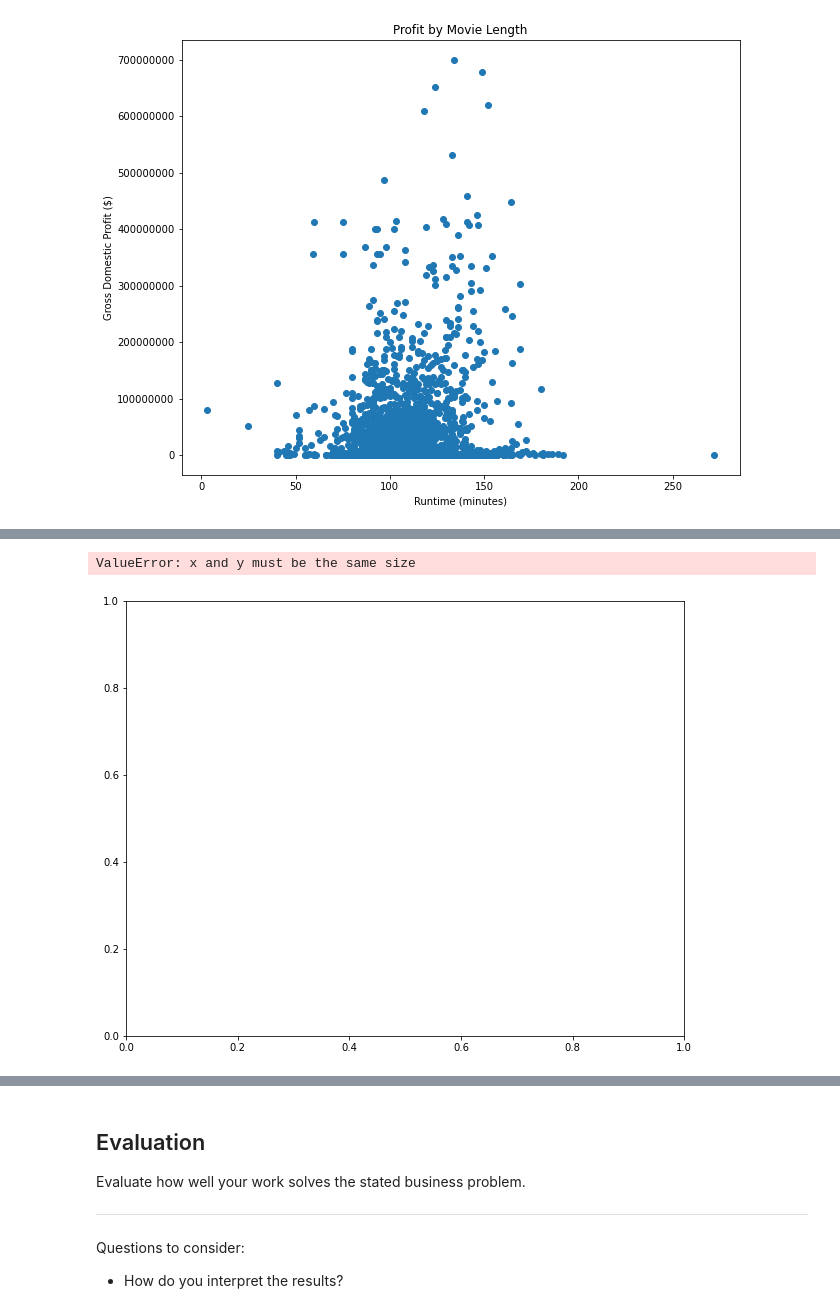
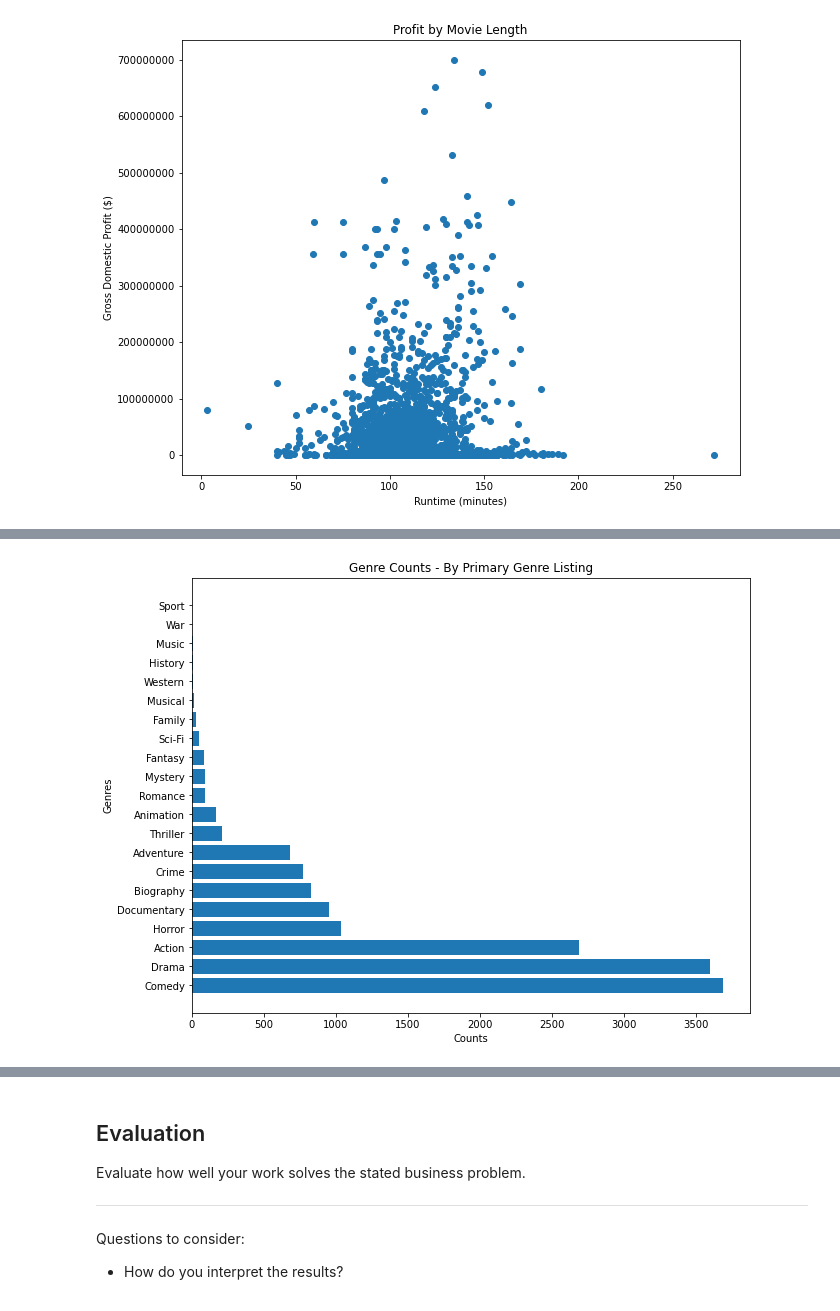
Before and after one commit to learn-co-curriculum/dsc-project-template, a Jupyter notebook: dsc-phase1project-microsoftmoviestudioanalysis-eakland.ipynb, the cells around one changed output, grey strips where cells are left out. Cells and saved outputs as stored; diff of their text form; code cells hidden in the pictures.

```diff
--- a/dsc-phase1project-microsoftmoviestudioanalysis-eakland.ipynb
+++ b/dsc-phase1project-microsoftmoviestudioanalysis-eakland.ipynb
@@ -296,6 +283,9 @@ memory usage: 4.5+ MB
 # %%
+#expand each genre into it's own column and drop nulls
 rated_titles_df['genres'].unique()
 rated_titles_df[['genre_1','genre_2', 'genre_3']] = rated_titles_df['genres'].str.split(',', expand=True)
-rated_titles_df
+rated_titles_df.dropna(subset=['genres'], inplace = True)
+final_ratings_df = rated_titles_df.sort_values('numvotes', ascending=False).head(15000)
+final_ratings_df
 # %% [output]
 |  | tconst | title | start_year | runtime_minutes | genres | averagerating | numvotes | genre_1 | genre_2 | ... |
@@ -526,13 +535,11 @@ Name: genres, Length: 322, dtype: int64
 # %%
-x = profit_by_title_df['genres'].value_counts()
-y = (profit_by_title_df.domestic_gross.round())
-fig,ax = plt.subplots(figsize=(10,8))
-ax.scatter(x,y)
-ax.set_title("Profit by Movie Genres")
-ax.set_xlabel("Genres")
-ax.set_ylabel("Gross Domestic Profit ($)")
-ax.ticklabel_format(axis = 'y', style='plain')
+x=final_ratings_df['genre_1'].value_counts().index
+y=final_ratings_df['genre_1'].value_counts().values
+gif,ax = plt.subplots(figsize= (10,8))
+ax.barh(x,y)
+ax.set_title("Genre Counts - By Primary Genre Listing")
+ax.set_xlabel("Counts")
+ax.set_ylabel("Genres");
 # %% [output]
-ValueError: x and y must be the same size
-[figure, old version]
+[figure, new version]
 # %%
```
Also changed, not shown: parts of 23 cells of this notebook, 2 other files.
